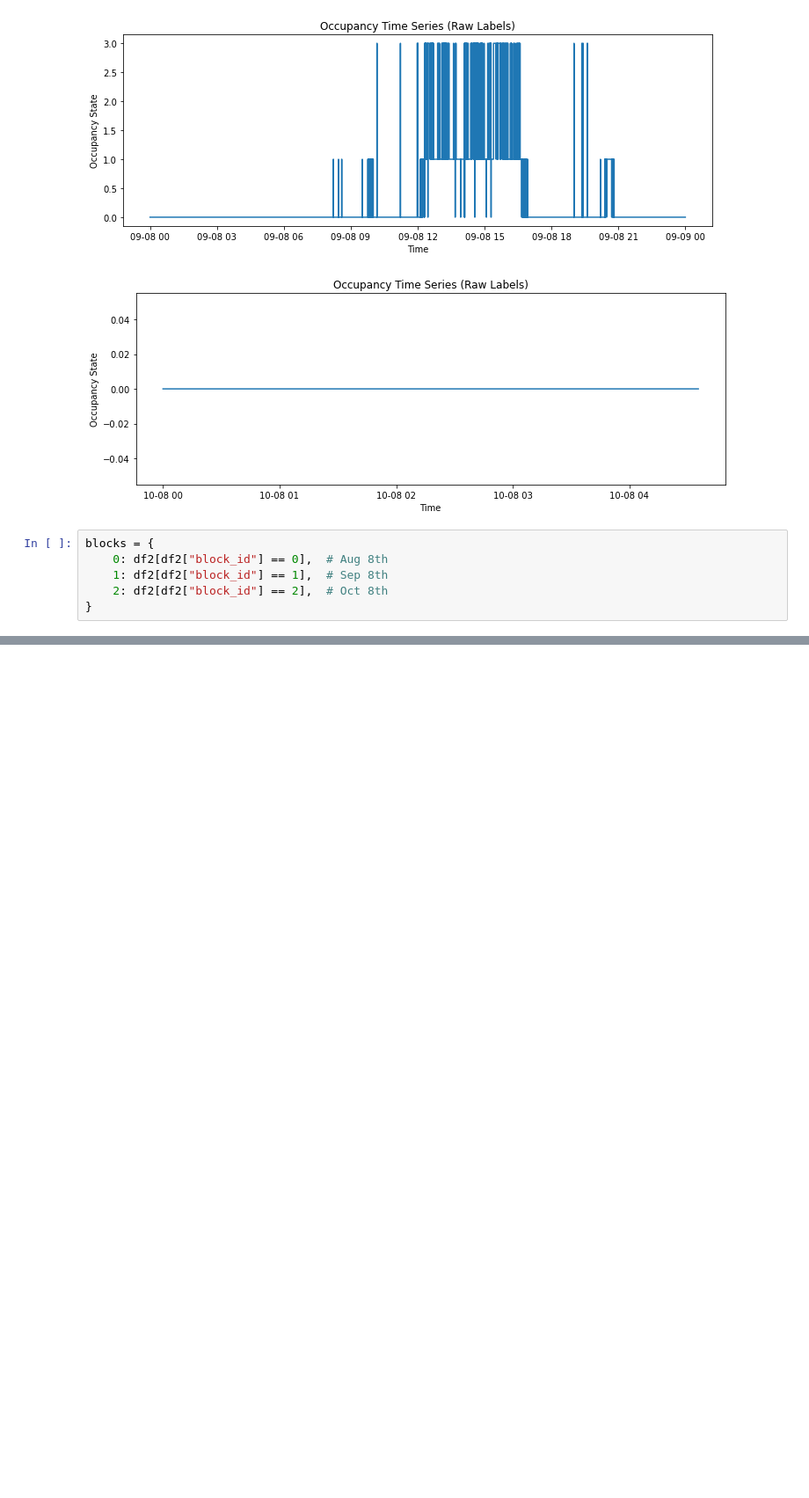
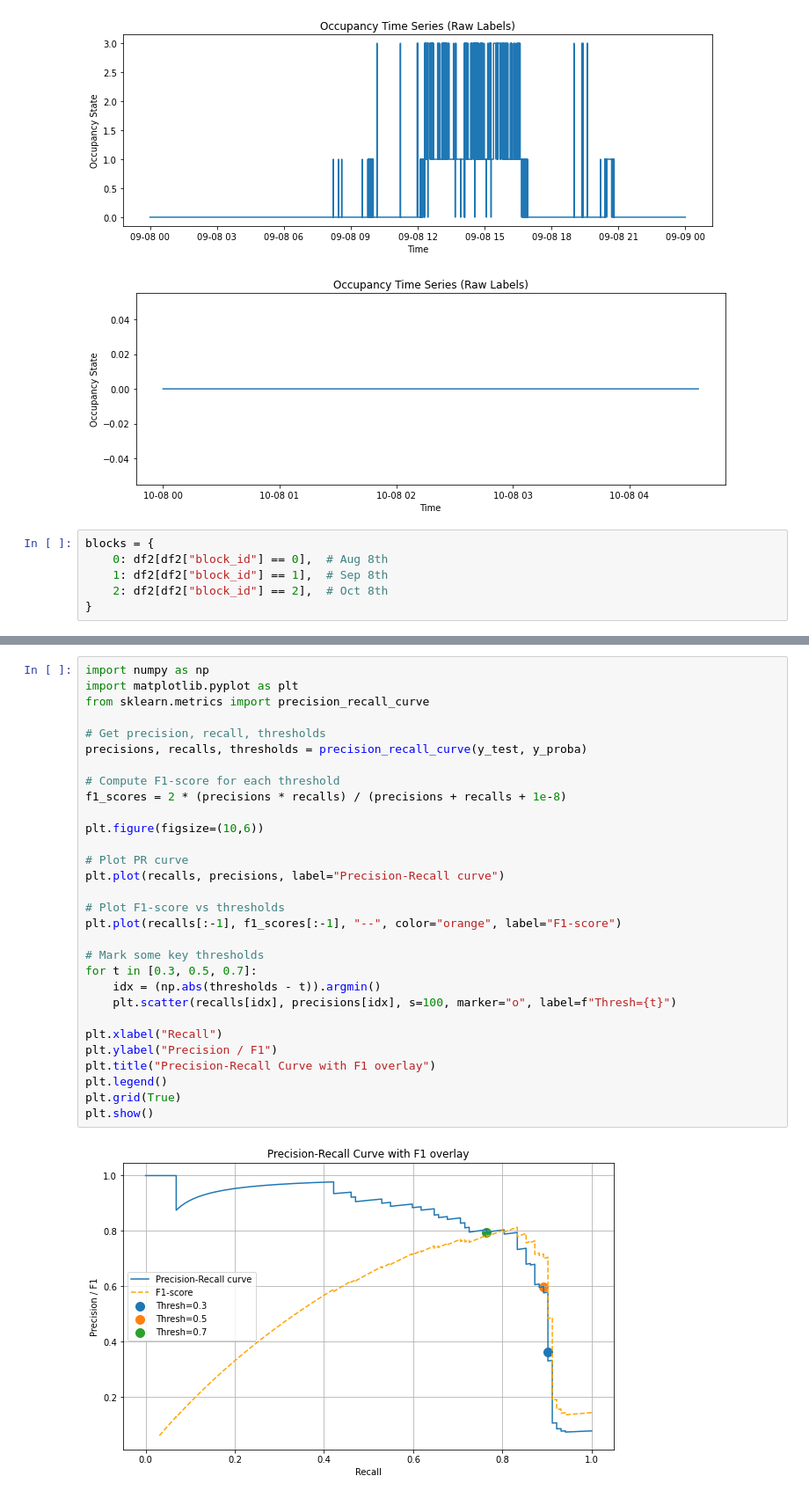
Before and after one commit to Grace-5507/Office-Occupancy-Prediction, a Jupyter notebook: PIRvision_FoG_presence_detection.ipynb, the cells around one changed output, grey strips where cells are left out. Shown at 88% size. Saved outputs shown, nothing was run; the diff lists cells and outputs as text; blank space fills up the shorter version.

```diff
--- a/PIRvision_FoG_presence_detection.ipynb
+++ b/PIRvision_FoG_presence_detection.ipynb
@@ -1044,0 +1270,32 @@ Naive MAE: 0.0
+# %%
+import numpy as np
+import matplotlib.pyplot as plt
+from sklearn.metrics import precision_recall_curve
+
+# Get precision, recall, thresholds
+precisions, recalls, thresholds = precision_recall_curve(y_test, y_proba)
+
+# Compute F1-score for each threshold
+f1_scores = 2 * (precisions * recalls) / (precisions + recalls + 1e-8)
+
+plt.figure(figsize=(10,6))
+
+# Plot PR curve
+plt.plot(recalls, precisions, label="Precision-Recall curve")
+
+# Plot F1-score vs thresholds
+plt.plot(recalls[:-1], f1_scores[:-1], "--", color="orange", label="F1-score")
+
+# Mark some key thresholds
+for t in [0.3, 0.5, 0.7]:
+    idx = (np.abs(thresholds - t)).argmin()
+    plt.scatter(recalls[idx], precisions[idx], s=100, marker="o", label=f"Thresh={t}")
+
+plt.xlabel("Recall")
+plt.ylabel("Precision / F1")
+plt.title("Precision-Recall Curve with F1 overlay")
+plt.legend()
+plt.grid(True)
+plt.show()
+# %% [output]
+[figure, added]
```
Also changed, not shown: parts of 76 cells of this notebook.
